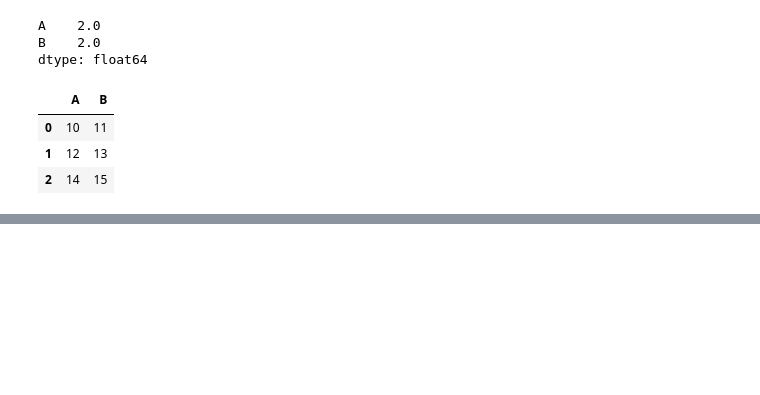
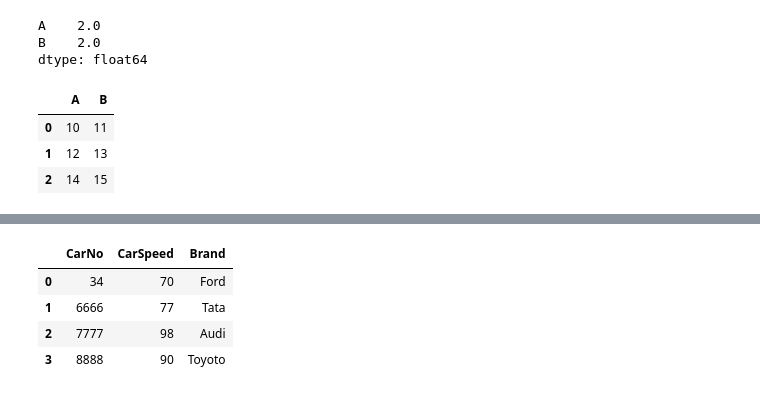
Before and after one commit to sawant98d/Pandas, a Jupyter notebook: Untitled.ipynb, the cells around one changed output, grey strips where cells are left out. Cells and saved outputs as stored; diff of their text form; code cells hidden in the pictures; blank space fills up the shorter version.

```diff
--- a/Untitled.ipynb
+++ b/Untitled.ipynb
@@ -595,0 +630,10 @@ df
+# %%
+data.iloc[0,0] = 34
+# %%
+data
+# %% [output]
+|  | CarNo | CarSpeed | Brand |
+| 0 | 34 | 70 | Ford |
+| 1 | 6666 | 77 | Tata |
+| 2 | 7777 | 98 | Audi |
+| 3 | 8888 | 90 | Toyoto |
```
Also changed, not shown: parts of 16 cells of this notebook, 1 other file.
